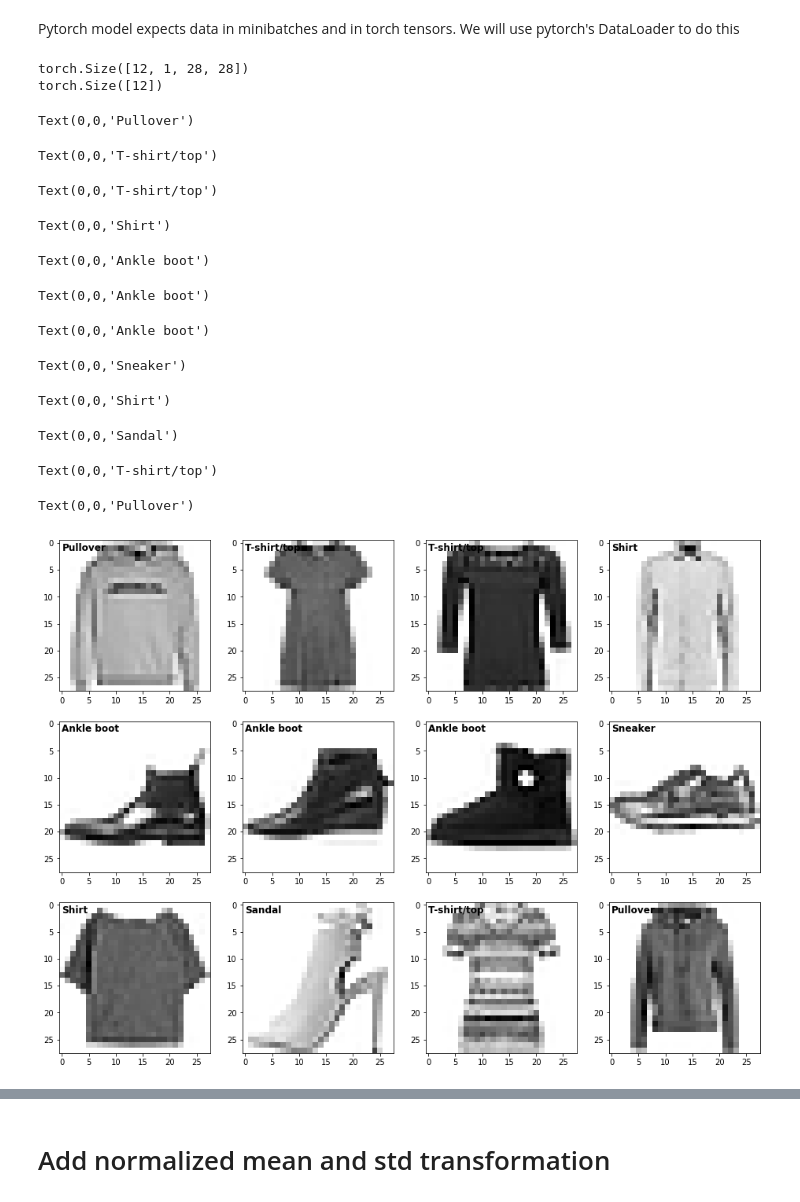
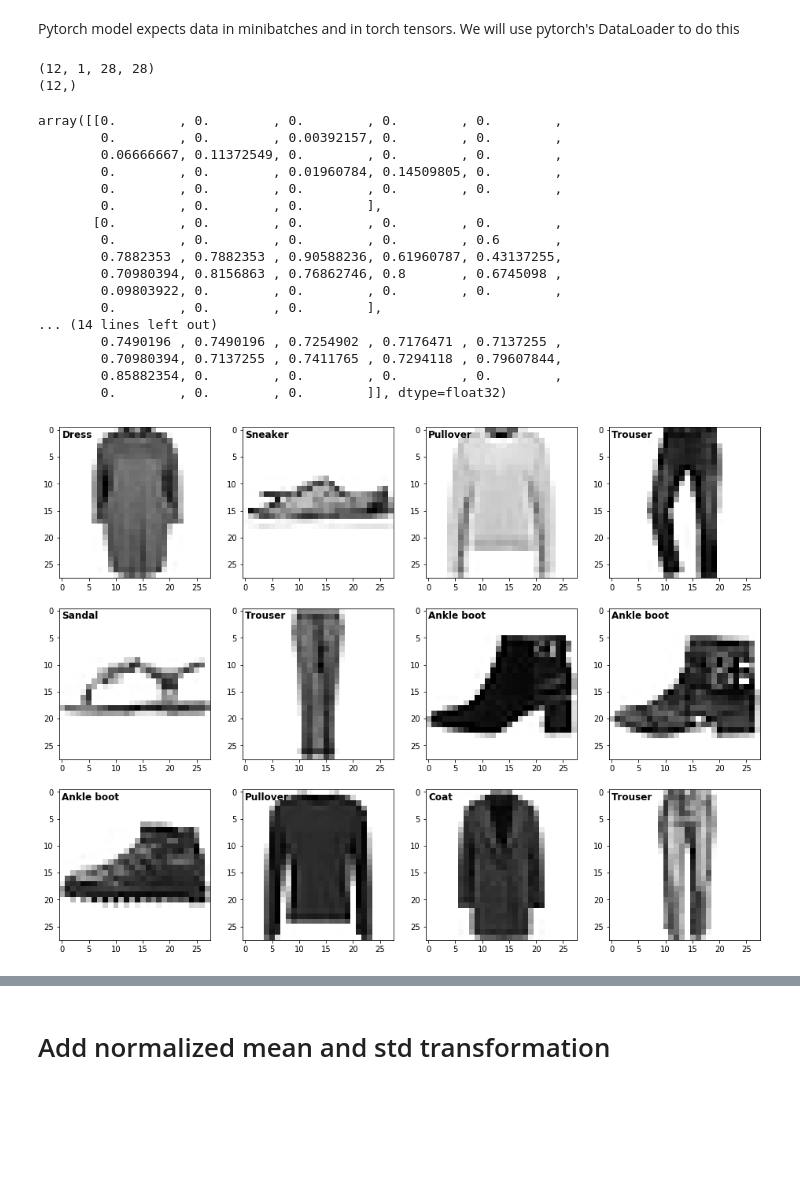
Before and after one commit to anhquan0412/basic_model_scratch, a Jupyter notebook: NN_pytorch.ipynb, the cells around one changed output, grey strips where cells are left out. Cells and saved outputs as stored; diff of their text form; code cells hidden in the pictures; blank space fills up the shorter version.

```diff
--- a/NN_pytorch.ipynb
+++ b/NN_pytorch.ipynb
@@ -43,9 +43,9 @@ Training set size: (60000, 784)
 Testing set size: (10000, 784)
 # %%
 from matplotlib import pyplot as plt,cm
-def show_img(im,figsize=None,ax=None):
+def show_img(im,figsize=None,ax=None,cmap=cm.binary):
     if not ax: fig,ax = plt.subplots(figsize = figsize)
-    ax.imshow(im,cmap=cm.binary)
+    ax.imshow(im,cmap=cmap)
     return ax
 # %%
 X_train = X_train.reshape([-1,28,28])
@@ -53,5 +53,5 @@ X_test = X_test.reshape([-1,28,28])
 # %%
 fig,axes=plt.subplots(3, 4, figsize=(16, 12))
 for i,ax in enumerate(axes.flat):
-    show_img(X_train[i],ax=ax)
+    _=show_img(X_train[i],ax=ax)
 # %% [output]
@@ -123,27 +109,39 @@ ba = next(iter(train_dl))
+# %%
+X,y=next(iter(train_dl))
+X=X.numpy()
+y=y.numpy()
 # %%
-print(ba[0].shape)
-print(ba[1].shape)
+print(X.shape)
+print(y.shape)
 # %% [output]
-torch.Size([12, 1, 28, 28])
-torch.Size([12])
+(12, 1, 28, 28)
+(12,)
+# %%
+X[0][0][:5][:5]
+# %% [output]
+array([[0.        , 0.        , 0.        , 0.        , 0.        ,
+        0.        , 0.        , 0.00392157, 0.        , 0.        ,
+        0.06666667, 0.11372549, 0.        , 0.        , 0.        ,
+        0.        , 0.        , 0.01960784, 0.14509805, 0.        ,
+        0.        , 0.        , 0.        , 0.        , 0.        ,
+        0.        , 0.        , 0.        ],
+       [0.        , 0.        , 0.        , 0.        , 0.        ,
+        0.        , 0.        , 0.        , 0.        , 0.6       ,
+        0.7882353 , 0.7882353 , 0.90588236, 0.61960787, 0.43137255,
+        0.70980394, 0.8156863 , 0.76862746, 0.8       , 0.6745098 ,
+        0.09803922, 0.        , 0.        , 0.        , 0.        ,
+        0.        , 0.        , 0.        ],
+... (14 lines left out)
+        0.7490196 , 0.7490196 , 0.7254902 , 0.7176471 , 0.7137255 ,
+        0.70980394, 0.7137255 , 0.7411765 , 0.7294118 , 0.79607844,
+        0.85882354, 0.        , 0.        , 0.        , 0.        ,
+        0.        , 0.        , 0.        ]], dtype=float32)
 # %%
 fig,axes=plt.subplots(3, 4, figsize=(16, 12))
 for i,ax in enumerate(axes.flat):
-    ax=show_img(np.squeeze(ba[0].numpy()[i]),ax=ax)
-    ax.text(0,0, labels[ba[1].numpy()[i]],
+    ax=show_img(np.squeeze(X[i]),ax=ax)
+    _=ax.text(0,0, labels[y[i]],
         verticalalignment='top', color='black', fontsize=12, weight='bold')
 # %% [output]
-Text(0,0,'Pullover')
-Text(0,0,'T-shirt/top')
-Text(0,0,'T-shirt/top')
-Text(0,0,'Shirt')
-Text(0,0,'Ankle boot')
-Text(0,0,'Ankle boot')
-Text(0,0,'Ankle boot')
-Text(0,0,'Sneaker')
-Text(0,0,'Shirt')
-Text(0,0,'Sandal')
-Text(0,0,'T-shirt/top')
-Text(0,0,'Pullover')
-[figure, old version]
+[figure, new version]
 # %%
```
Also changed, not shown: parts of 23 cells of this notebook, 1 other file.
